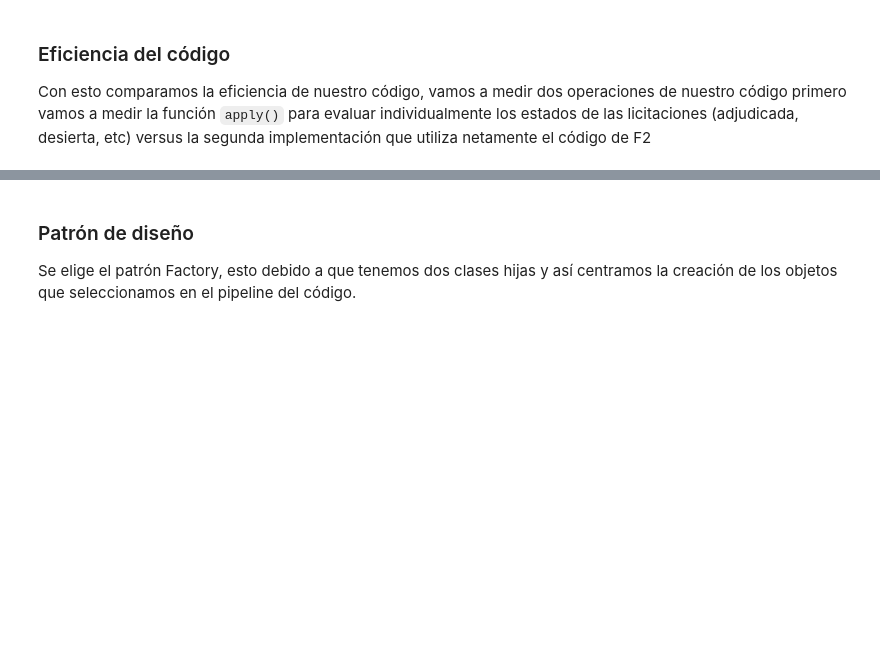
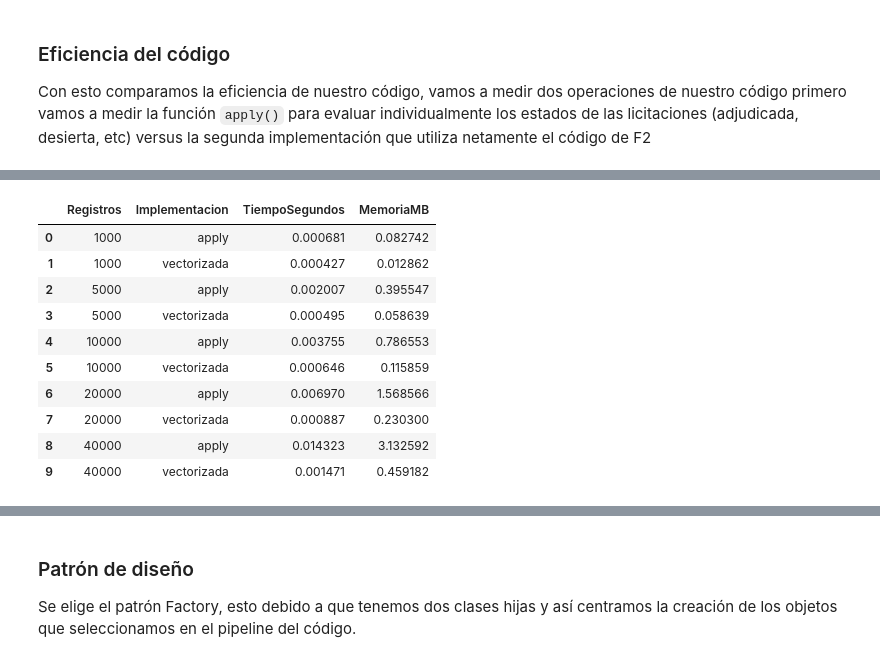
Before and after one commit to IgnacioCardenass/proyecto-grupo_1-mcdi500, a Jupyter notebook: F3/notebooks/S2_F3_NucleoAlgoritmico.ipynb, the cells around one changed output, grey strips where cells are left out. Cells and saved outputs as stored; diff of their text form; code cells hidden in the pictures; blank space fills up the shorter version.

```diff
--- a/F3/notebooks/S2_F3_NucleoAlgoritmico.ipynb
+++ b/F3/notebooks/S2_F3_NucleoAlgoritmico.ipynb
@@ -562 +562,26 @@ Ambas implementaciones coinciden con F2
 Versión más rápida: Vectorizada
+# %%
+
+# Evaluación de eficiencia con tamaños crecientes
+
+from medicion import comparar_rendimiento_por_tamano
+
+tabla_eficiencia = comparar_rendimiento_por_tamano(
+    df_licitaciones_f2,
+    tamanos=(1000, 5000, 10000, 20000, 40000),
+    repeticiones=5
+)
+
+display(tabla_eficiencia)
+# %% [output]
+|  | Registros | Implementacion | TiempoSegundos | MemoriaMB |
+| 0 | 1000 | apply | 0.000681 | 0.082742 |
+| 1 | 1000 | vectorizada | 0.000427 | 0.012862 |
+| 2 | 5000 | apply | 0.002007 | 0.395547 |
+| 3 | 5000 | vectorizada | 0.000495 | 0.058639 |
+| 4 | 10000 | apply | 0.003755 | 0.786553 |
+| 5 | 10000 | vectorizada | 0.000646 | 0.115859 |
+| 6 | 20000 | apply | 0.006970 | 1.568566 |
+| 7 | 20000 | vectorizada | 0.000887 | 0.230300 |
+| 8 | 40000 | apply | 0.014323 | 3.132592 |
+| 9 | 40000 | vectorizada | 0.001471 | 0.459182 |
```
Also changed, not shown: parts of 4 cells of this notebook, 1 other file.
